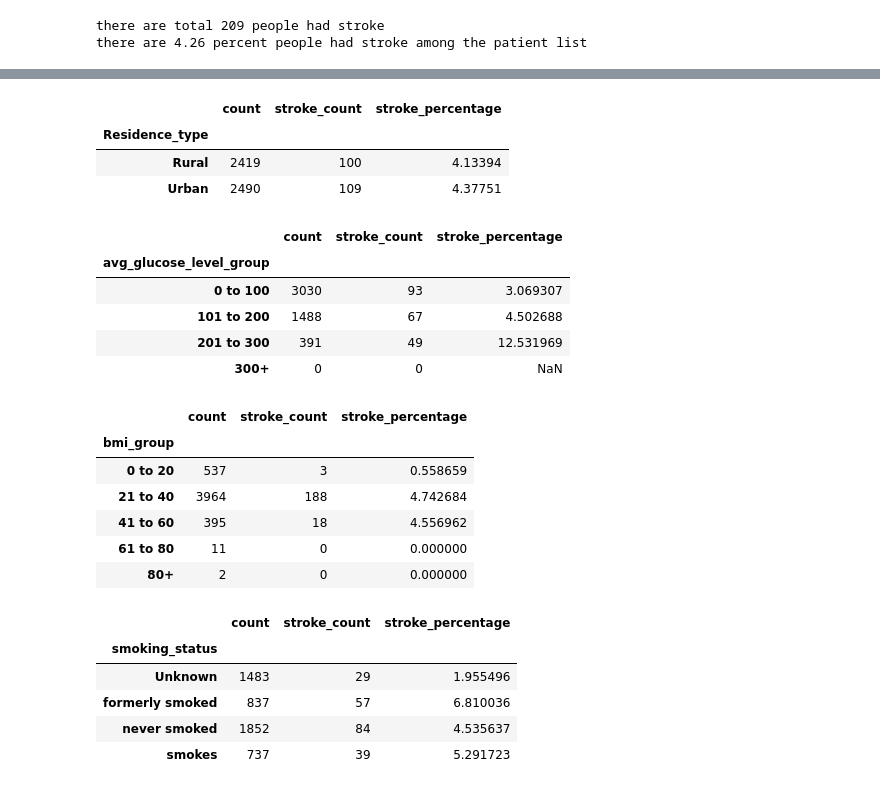
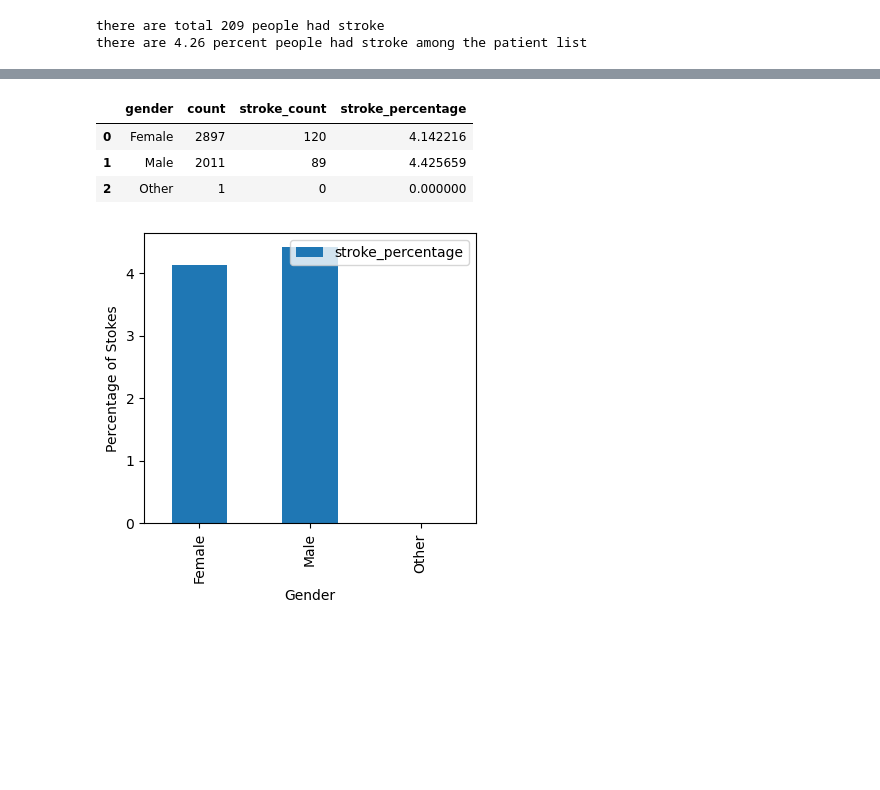
Before and after one commit to guanganalytics/Project4, a Jupyter notebook: stroke.ipynb, the cells around one changed output, grey strips where cells are left out. Cells and saved outputs as stored; diff of their text form; code cells hidden in the pictures; blank space fills up the shorter version.

```diff
--- a/stroke.ipynb
+++ b/stroke.ipynb
@@ -151,59 +75,21 @@ work_type_stroke_df
-# %%
-#undering standing the relationship between Residence_type and stroke
-Residence_type_count=stroke_df.groupby(["Residence_type"]).count()["id"]
-Residence_type_stroke_count=stroke_df.groupby(["Residence_type"]).sum()["stroke"]
-Residence_type_stroke_df=pd.DataFrame({"count":Residence_type_count,"stroke_count":Residence_type_stroke_count,"stroke_percentage":Residence_type_stroke_count/Residence_type_count*100})
-Residence_type_stroke_df
-# %% [output]
-|  | count | stroke_count | stroke_percentage |
-| Residence_type |  |  |  |
-| Rural | 2419 | 100 | 4.13394 |
-| Urban | 2490 | 109 | 4.37751 |
-# %%
-# #undering standing the relationship between avg_glucose_level and stroke
-bin_avg_glucose_level=[0,100,200,300,400]
-avg_glucose_level_labels = ["0 to 100", "101 to 200", "201 to 300", "300+"]
-stroke_df["avg_glucose_level_group"]=pd.cut(stroke_df["avg_glucose_level"], bin_avg_glucose_level, labels=avg_glucose_level_labels)
-
-avg_glucose_level_count=stroke_df.groupby(["avg_glucose_level_group"]).count()["id"]
-avg_glucose_level_stroke_count=stroke_df.groupby(["avg_glucose_level_group"]).sum()["stroke"]
-avg_glucose_level_stroke_df=pd.DataFrame({"count":avg_glucose_level_count,"stroke_count":avg_glucose_level_stroke_count,"stroke_percentage":avg_glucose_level_stroke_count/avg_glucose_level_count*100})
-avg_glucose_level_stroke_df
-# %% [output]
-|  | count | stroke_count | stroke_percentage |
-| avg_glucose_level_group |  |  |  |
-| 0 to 100 | 3030 | 93 | 3.069307 |
-| 101 to 200 | 1488 | 67 | 4.502688 |
-| 201 to 300 | 391 | 49 | 12.531969 |
-| 300+ | 0 | 0 | NaN |
-# %%
-# #undering standing the relationship between bmi and stroke
-bin_bmi=[0,20,40,60,80,100]
-bmi_labels = ["0 to 20", "21 to 40", "41 to 60", "61 to 80","80+"]
-stroke_df["bmi_group"]=pd.cut(stroke_df["bmi"], bin_bmi, labels=bmi_labels)
-
-bmi_count=stroke_df.groupby(["bmi_group"]).count()["id"]
-bmi_stroke_count=stroke_df.groupby(["bmi_group"]).sum()["stroke"]
-bmi_stroke_df=pd.DataFrame({"count":bmi_count,"stroke_count":bmi_stroke_count,"stroke_percentage":bmi_stroke_count/bmi_count*100})
-bmi_stroke_df
-# %% [output]
-|  | count | stroke_count | stroke_percentage |
-| bmi_group |  |  |  |
-| 0 to 20 | 537 | 3 | 0.558659 |
-| 21 to 40 | 3964 | 188 | 4.742684 |
-| 41 to 60 | 395 | 18 | 4.556962 |
-| 61 to 80 | 11 | 0 | 0.000000 |
-| 80+ | 2 | 0 | 0.000000 |
-# %%
-#undering standing the relationship between smoking_status and stroke
-smoking_status_count=stroke_df.groupby(["smoking_status"]).count()["id"]
-smoking_status_stroke_count=stroke_df.groupby(["smoking_status"]).sum()["stroke"]
-smoking_status_stroke_df=pd.DataFrame({"count":smoking_status_count,"stroke_count":smoking_status_stroke_count,"stroke_percentage":smoking_status_stroke_count/smoking_status_count*100})
-smoking_status_stroke_df
-# %% [output]
-|  | count | stroke_count | stroke_percentage |
-| smoking_status |  |  |  |
-| Unknown | 1483 | 29 | 1.955496 |
-| formerly smoked | 837 | 57 | 6.810036 |
-| never smoked | 1852 | 84 | 4.535637 |
-| smokes | 737 | 39 | 5.291723 |
+# %%
+#undering standing the relationship between gender and stroke
+gender_count=stroke_df.groupby(["gender"]).count()["id"]
+gender_stroke_count=stroke_df.groupby(["gender"]).sum()["stroke"]
+gender_stroke_df=pd.DataFrame({"count":gender_count,"stroke_count":gender_stroke_count,"stroke_percentage":gender_stroke_count/gender_count*100})
+
+gender_stroke_df.reset_index(inplace=True)
+gender_stroke_df
+# %% [output]
+|  | gender | count | stroke_count | stroke_percentage |
+| 0 | Female | 2897 | 120 | 4.142216 |
+| 1 | Male | 2011 | 89 | 4.425659 |
+| 2 | Other | 1 | 0 | 0.000000 |
+# %%
+count_chart = gender_stroke_df.plot( x='gender', y='stroke_percentage', kind='bar', figsize=(4,4))
+count_chart.set_xlabel("Gender")
+count_chart.set_ylabel("Percentage of Stokes")
+plt.tight_layout()
+plt.show()
+# %% [output]
+[figure, added]
```
Also changed, not shown: parts of 58 cells of this notebook.
